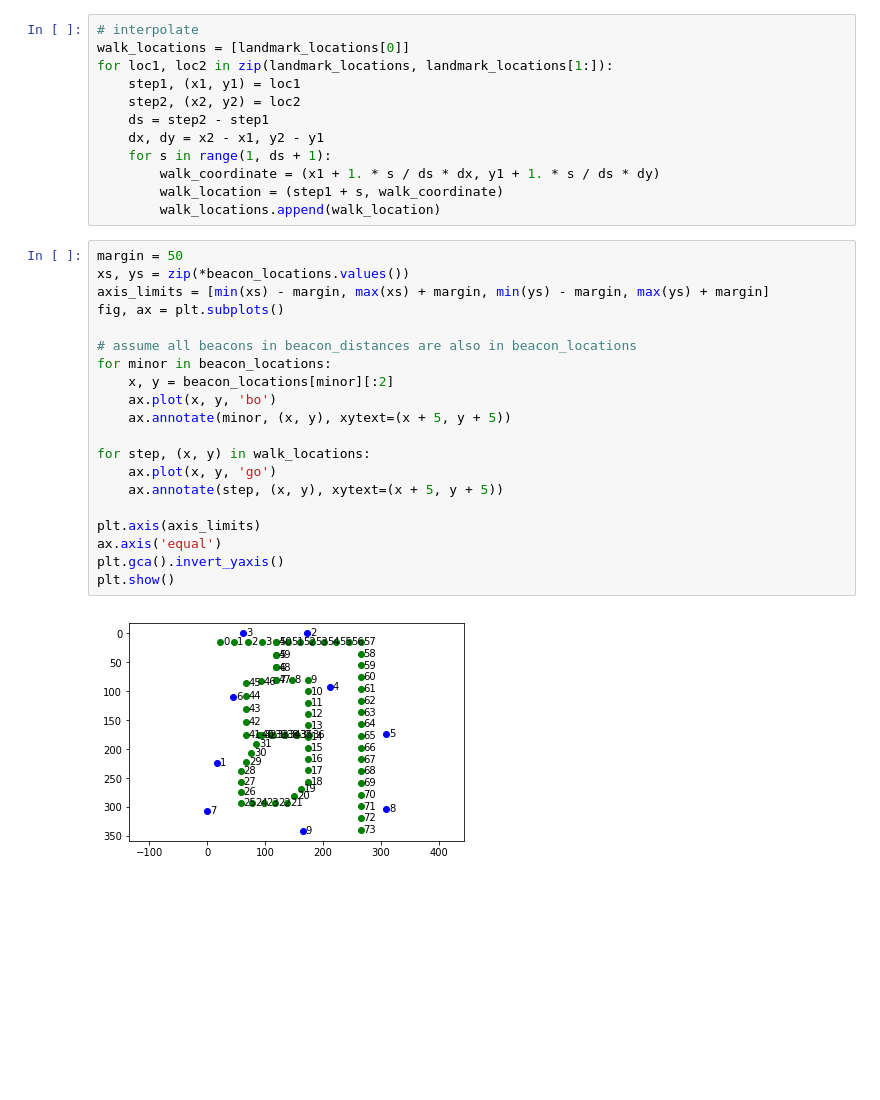
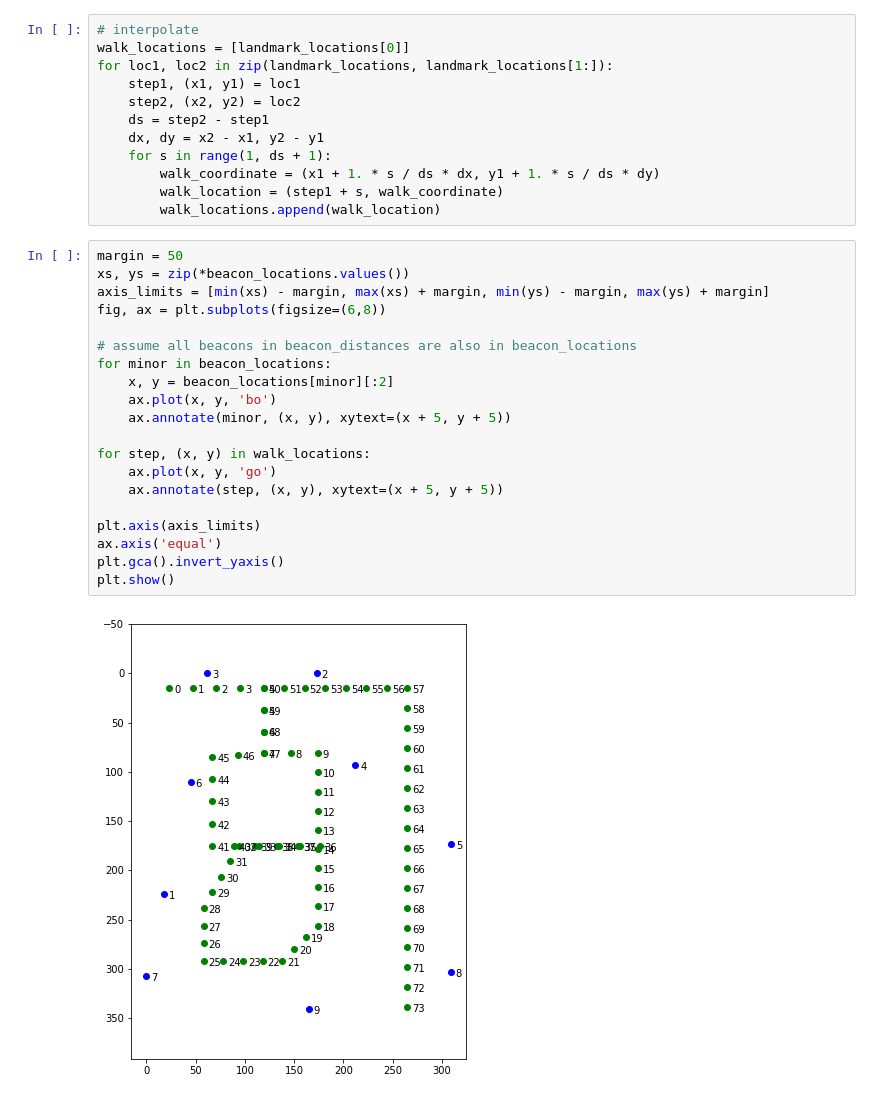
Before and after one commit to korrawat/indoor-loc, a Jupyter notebook: Workspace/walk.ipynb, the cells around one changed output. Drawn from its saved outputs; the diff is of its cells as text; blank space fills up the shorter version.

```diff
--- a/Workspace/walk.ipynb
+++ b/Workspace/walk.ipynb
@@ -51,22 +57,22 @@ for loc1, loc2 in zip(landmark_locations, landmark_locations[1:]):
 # %%
 margin = 50
 xs, ys = zip(*beacon_locations.values())
 axis_limits = [min(xs) - margin, max(xs) + margin, min(ys) - margin, max(ys) + margin]
-fig, ax = plt.subplots()
+fig, ax = plt.subplots(figsize=(6,8))
 
 # assume all beacons in beacon_distances are also in beacon_locations
 for minor in beacon_locations:
     x, y = beacon_locations[minor][:2]
     ax.plot(x, y, 'bo')
     ax.annotate(minor, (x, y), xytext=(x + 5, y + 5))
 
 for step, (x, y) in walk_locations:
     ax.plot(x, y, 'go')
     ax.annotate(step, (x, y), xytext=(x + 5, y + 5))
 
 plt.axis(axis_limits)
 ax.axis('equal')
 plt.gca().invert_yaxis()
 plt.show()
 # %% [output]
-[figure, old version]
+[figure, new version]
```
Also changed, not shown: parts of 4 cells of this notebook, 4 other files.
